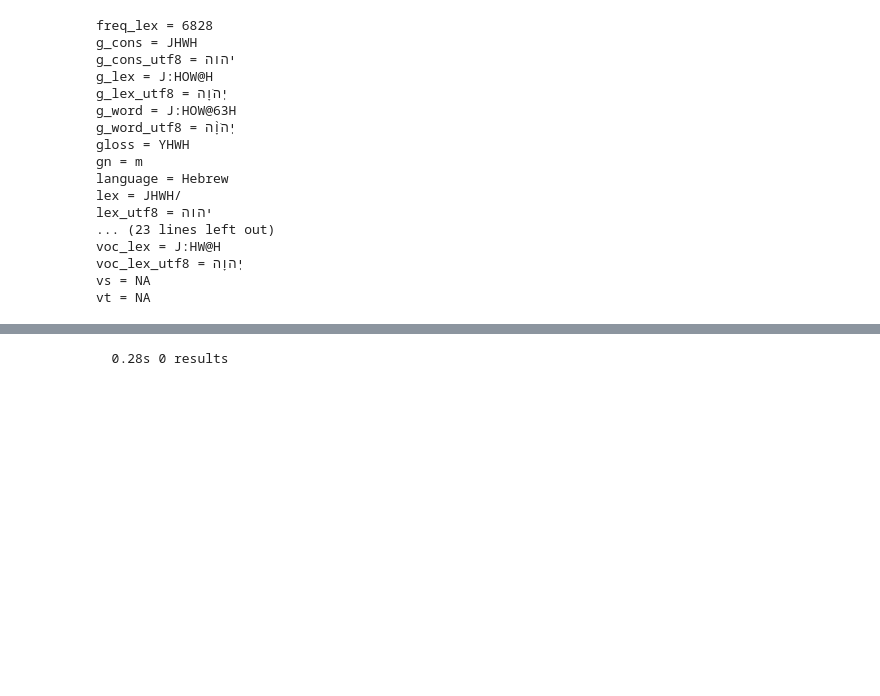
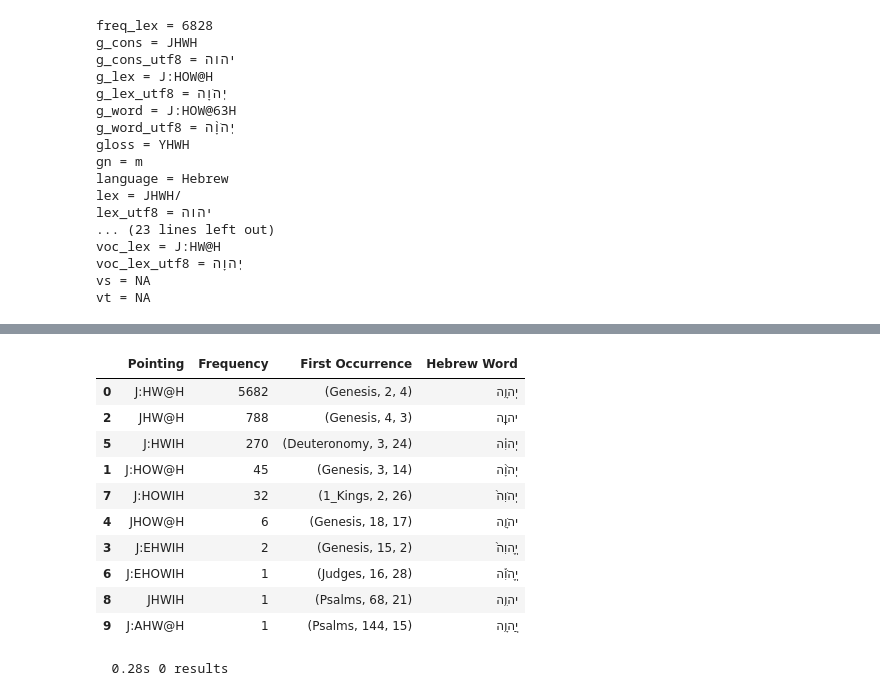
Before and after one commit to tonyjurg/Parashot, a Jupyter notebook: General/TetragrammatonVocalisation.ipynb, the cells around one changed output, grey strips where cells are left out. Drawn from its saved outputs; the diff is of its cells as text; code cells hidden in the pictures; blank space fills up the shorter version.

```diff
--- a/General/TetragrammatonVocalisation.ipynb
+++ b/General/TetragrammatonVocalisation.ipynb
@@ -173,9 +175,9 @@ BHS.table(AdonaiResults, condensed=False, extraFeatures={'voc_lex'})
 | 50 | Psalms 116:6 | יְהֹוָ֑ה |
 | 51 | Proverbs 1:29 | יְ֝הֹוָ֗ה |
 # %%
-AdonaiQuery2 = '''
+adonaiQuery2 = '''
 word lex=JHWH/ g_word~O.*W.*@
 '''
 
-AdonaiResults2 = BHS.search(AdonaiQuery2)
+adonaiResults2 = BHS.search(adonaiQuery2)
 # %% [output]
@@ -183,12 +185,12 @@ AdonaiResults2 = BHS.search(AdonaiQuery2)
 # %% [markdown]
 Print the features associated with word nodes that containing data
 # %%
-FeatureList=Fall()
-for Item in AdonaiResults2:
-    Node=Item[0]
-    for Feature in FeatureList:
-        FeatureValue=Fs(Feature).v(Node)
-        if type(FeatureValue)!=type(None): print (Feature,'=',FeatureValue)
+featureList=Fall()
+for item in adonaiResults2:
+    Node=item[0]
+    for feature in featureList:
+        featureValue=Fs(feature).v(Node)
+        if type(featureValue)!=type(None): print (feature,'=',featureValue)
     break
 # %% [output]
 freq_lex = 6828
@@ -260 +213,48 @@ print(tabulate(TableData, headers=headers, tablefmt='fancy_grid'))
+# %%
+import re
+import pandas as pd
+from IPython.display import display
+
+# Initialize dictionary for storing results
+resultDict = {}
+
+# Process each item in the JHWHResults
+for item in JHWHResults:
+    node = item[3]
+    # Get the pointed and unpointed representation of a word occurrence
+    pointedWord = F.g_word.v(node)
+    hebrewWord = F.g_word_utf8.v(node)
+
+    # Remove cantillations in the BHSA (presented by digits)
+    vocalizedWord = re.sub(r'\d', '', pointedWord)
+
+    if vocalizedWord in resultDict:
+        # If it exists, add the count to the existing value
+        resultDict[vocalizedWord][0] += 1 # Increase frequency count
+    else:
+        # If it doesn't exist, initialize the count and store firstOccurrence
+        firstOccurrence = T.sectionFromNode(node)
+        resultDict[vocalizedWord] = [1, firstOccurrence, hebrewWord]
+
+# Convert the dictionary into a DataFrame and sort by frequency
+tableData = pd.DataFrame(
+    [[key, value[0], value[1], value[2]] for key, value in resultDict.items()],
+    columns=["Pointing", "Frequency", "First Occurrence", "Hebrew Word"]
+)
+tableData = tableData.sort_values(by="Frequency", ascending=False)
+
+# Display the table
+display(tableData)
+# %% [output]
+|  | Pointing | Frequency | First Occurrence | Hebrew Word |
+| 0 | J:HW@H | 5682 | (Genesis, 2, 4) | יְהוָ֥ה |
+| 2 | JHW@H | 788 | (Genesis, 4, 3) | יהוָֽה |
+| 5 | J:HWIH | 270 | (Deuteronomy, 3, 24) | יְהוִ֗ה |
+| 1 | J:HOW@H | 45 | (Genesis, 3, 14) | יְהֹוָ֨ה |
+| 7 | J:HOWIH | 32 | (1_Kings, 2, 26) | יְהֹוִה֙ |
+| 4 | JHOW@H | 6 | (Genesis, 18, 17) | יהֹוָ֖ה |
+| 3 | J:EHWIH | 2 | (Genesis, 15, 2) | יֱהוִה֙ |
+| 6 | J:EHOWIH | 1 | (Judges, 16, 28) | יֱהֹוִ֡ה |
+| 8 | JHWIH | 1 | (Psalms, 68, 21) | יהוִ֥ה |
+| 9 | J:AHW@H | 1 | (Psalms, 144, 15) | יֲהוָ֥ה |
 # %%
```
Also changed, not shown: parts of 17 cells of this notebook, 3 other files.
